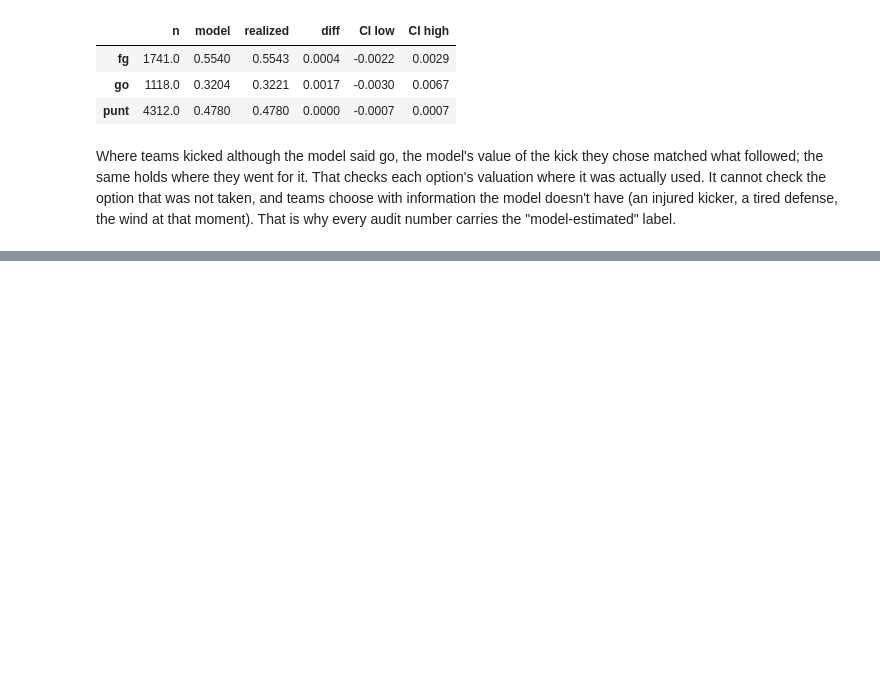
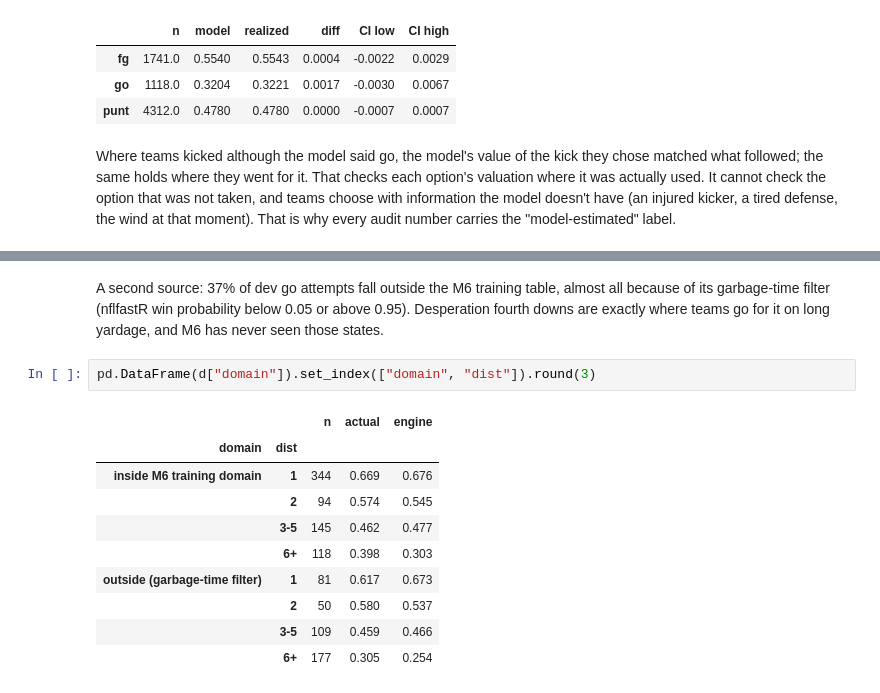
Before and after one commit to walk-the-program/NFLELO, a Jupyter notebook: notebooks/09_fourth_down.ipynb, the cells around one changed output, grey strips where cells are left out. Cells and saved outputs as stored; diff of their text form; blank space fills up the shorter version.

```diff
--- a/notebooks/09_fourth_down.ipynb
+++ b/notebooks/09_fourth_down.ipynb
@@ -397,0 +455,15 @@ Where teams kicked although the model said go, the model's value of the kick the
+# %% [markdown]
+A second source: 37% of dev go attempts fall outside the M6 training table, almost all because of its garbage-time filter (nflfastR win probability below 0.05 or above 0.95). Desperation fourth downs are exactly where teams go for it on long yardage, and M6 has never seen those states.
+# %%
+pd.DataFrame(d["domain"]).set_index(["domain", "dist"]).round(3)
+# %% [output]
+|  |  | n | actual | engine |
+| domain | dist |  |  |  |
+| inside M6 training domain | 1 | 344 | 0.669 | 0.676 |
+|  | 2 | 94 | 0.574 | 0.545 |
+|  | 3-5 | 145 | 0.462 | 0.477 |
+|  | 6+ | 118 | 0.398 | 0.303 |
+| outside (garbage-time filter) | 1 | 81 | 0.617 | 0.673 |
+|  | 2 | 50 | 0.580 | 0.537 |
+|  | 3-5 | 109 | 0.459 | 0.466 |
+|  | 6+ | 177 | 0.305 | 0.254 |
```
Also changed, not shown: parts of 10 cells of this notebook, 17 other files.
